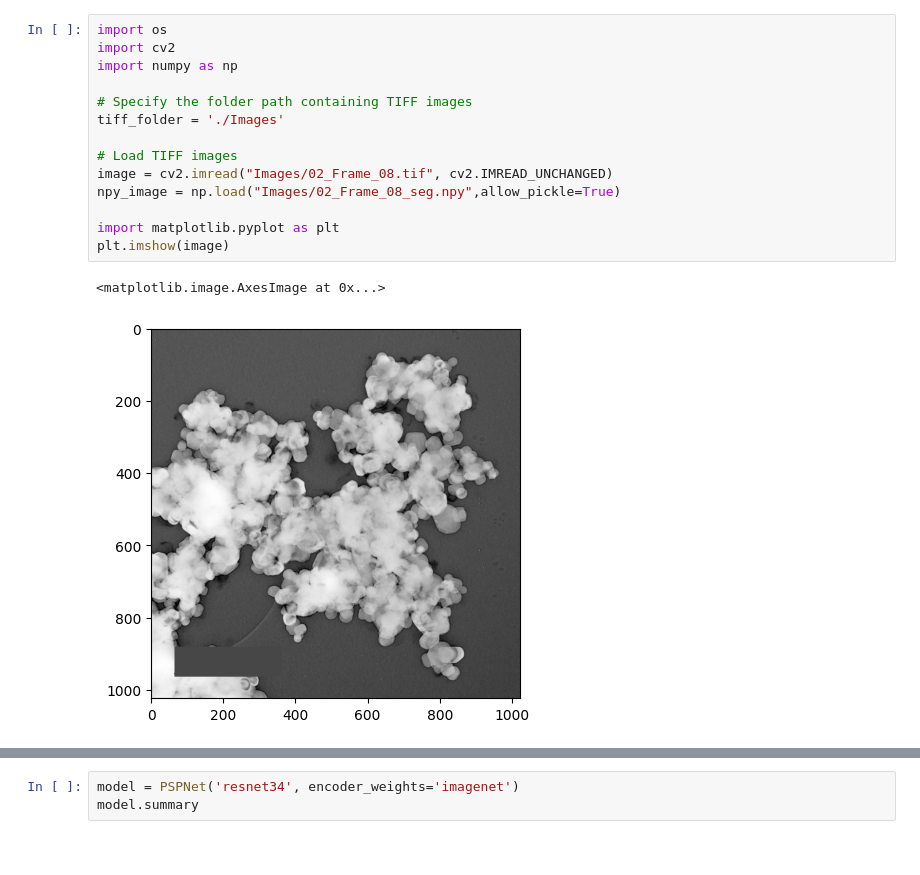
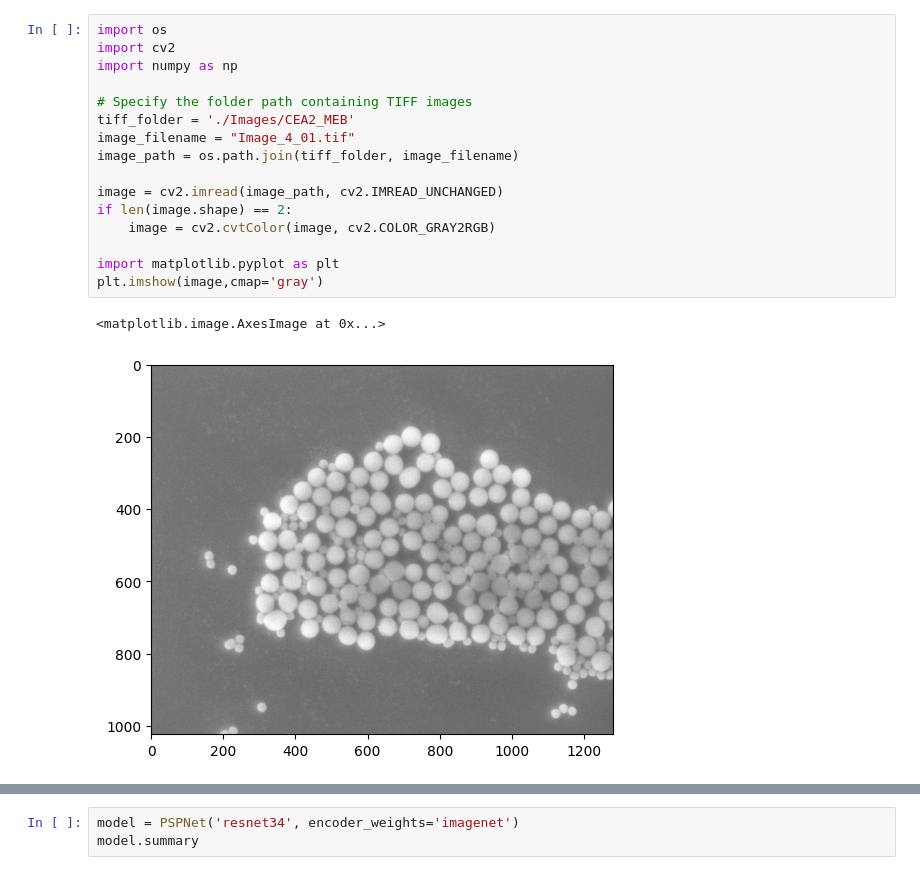
Before and after one commit to bgauzere/aerosol, a Jupyter notebook: Segmentation Models.ipynb, the cells around one changed output, grey strips where cells are left out. Drawn from its saved outputs; the diff is of its cells as text.

```diff
--- a/Segmentation Models.ipynb
+++ b/Segmentation Models.ipynb
@@ -7,17 +18,19 @@ from segmentation_models import Unet, Linknet, PSPNet, FPN
 # %%
 import os
 import cv2
 import numpy as np
 
 # Specify the folder path containing TIFF images
-tiff_folder = './Images'
+tiff_folder = './Images/CEA2_MEB'
+image_filename = "Image_4_01.tif"
+image_path = os.path.join(tiff_folder, image_filename)
 
-# Load TIFF images
-image = cv2.imread("Images/02_Frame_08.tif", cv2.IMREAD_UNCHANGED)
-npy_image = np.load("Images/02_Frame_08_seg.npy",allow_pickle=True)
+image = cv2.imread(image_path, cv2.IMREAD_UNCHANGED)
+if len(image.shape) == 2:
+    image = cv2.cvtColor(image, cv2.COLOR_GRAY2RGB)
 
 import matplotlib.pyplot as plt
-plt.imshow(image)
+plt.imshow(image,cmap='gray')
 # %% [output]
 <matplotlib.image.AxesImage at 0x...>
-[figure, old version]
+[figure, new version]
```
Also changed, not shown: parts of 9 cells of this notebook, 32 other files.
